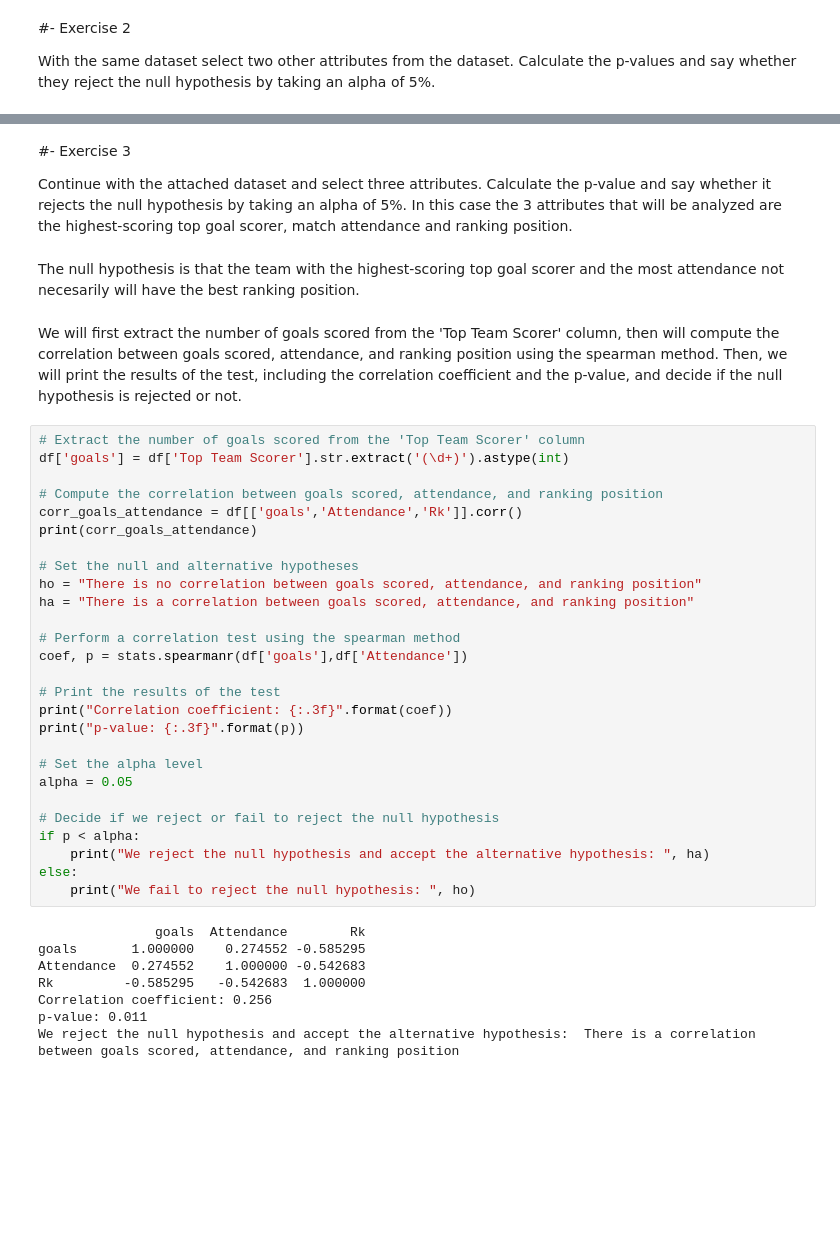
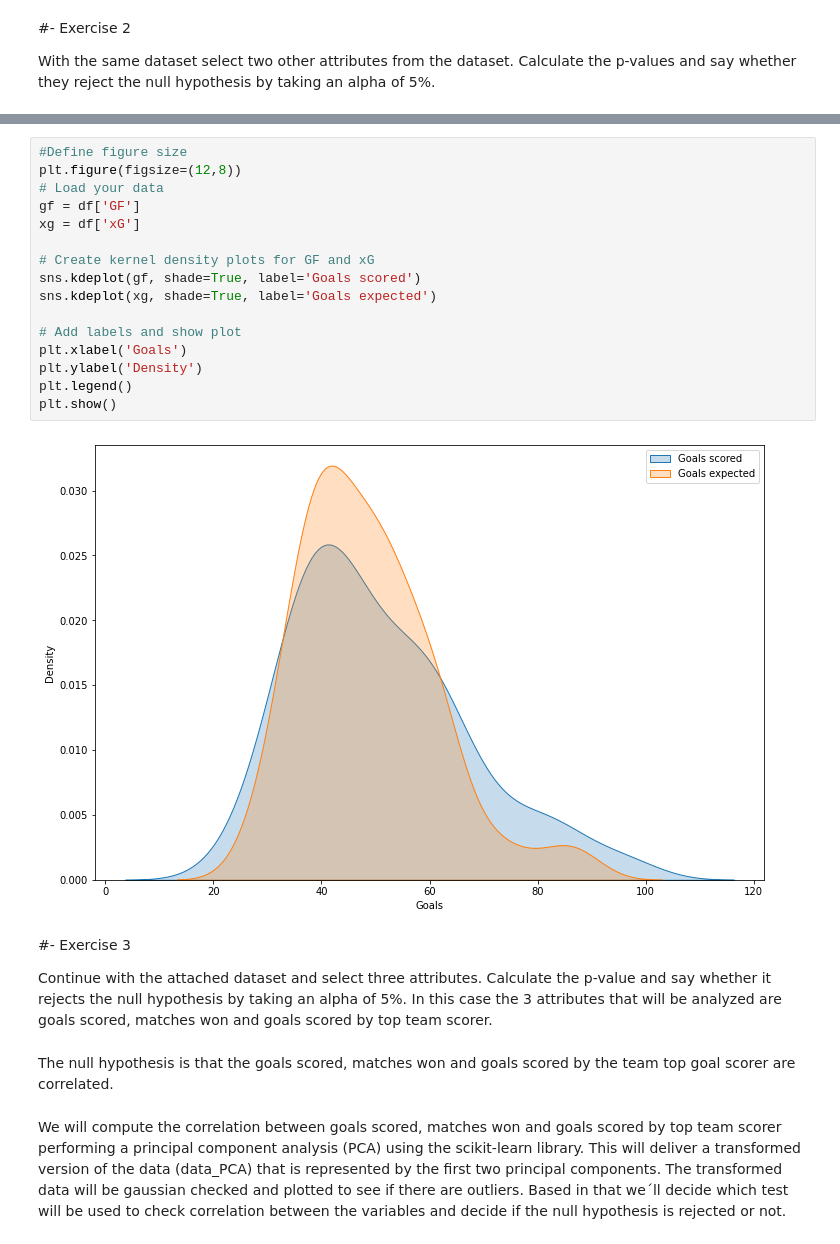
Before and after one commit to ddenebb/hipotesis_testing, a Jupyter notebook: Tasca_M5_T01.ipynb, the cells around one changed output, grey strips where cells are left out. Cells and saved outputs as stored; diff of their text form; blank space fills up the shorter version.

```diff
--- a/Tasca_M5_T01.ipynb
+++ b/Tasca_M5_T01.ipynb
@@ -191,45 +275,28 @@ plt.show()
+# %%
+#Define figure size
+plt.figure(figsize=(12,8))
+# Load your data
+gf = df['GF']
+xg = df['xG']
+
+# Create kernel density plots for GF and xG
+sns.kdeplot(gf, shade=True, label='Goals scored')
+sns.kdeplot(xg, shade=True, label='Goals expected')
+
+# Add labels and show plot
+plt.xlabel('Goals')
+plt.ylabel('Density')
+plt.legend()
+plt.show()
+# %% [output]
+[figure, added]
 # %% [markdown]
 #- Exercise 3
 
 Continue with the attached dataset and select three attributes. Calculate the p-value and say whether it rejects the null hypothesis by taking an alpha of 5%.
-In this case the 3 attributes that will be analyzed are the highest-scoring top goal scorer, match attendance and ranking position.
+In this case the 3 attributes that will be analyzed are goals scored, matches won and goals scored by top team scorer.
-# %% [markdown]
-The null hypothesis is that the team with the highest-scoring top goal scorer and the most attendance not necesarily will have the best ranking position.
-# %% [markdown]
-We will first extract the number of goals scored from the 'Top Team Scorer' column, then will compute the correlation between goals scored, attendance, and ranking position using the spearman method. Then, we will print the results of the test, including the correlation coefficient and the p-value, and decide if the null hypothesis is rejected or not.
-# %%
-# Extract the number of goals scored from the 'Top Team Scorer' column
-df['goals'] = df['Top Team Scorer'].str.extract('(\d+)').astype(int)
-
-# Compute the correlation between goals scored, attendance, and ranking position
-corr_goals_attendance = df[['goals','Attendance','Rk']].corr()
-print(corr_goals_attendance)
-
-# Set the null and alternative hypotheses
-ho = "There is no correlation between goals scored, attendance, and ranking position"
-ha = "There is a correlation between goals scored, attendance, and ranking position"
-
-# Perform a correlation test using the spearman method
-coef, p = stats.spearmanr(df['goals'],df['Attendance'])
-
-# Print the results of the test
-print("Correlation coefficient: {:.3f}".format(coef))
-print("p-value: {:.3f}".format(p))
-
-# Set the alpha level
-alpha = 0.05
-
-# Decide if we reject or fail to reject the null hypothesis
-if p < alpha:
-    print("We reject the null hypothesis and accept the alternative hypothesis: ", ha)
-else:
-    print("We fail to reject the null hypothesis: ", ho)
-# %% [output]
-               goals  Attendance        Rk
-goals       1.000000    0.274552 -0.585295
-Attendance  0.274552    1.000000 -0.542683
-Rk         -0.585295   -0.542683  1.000000
-Correlation coefficient: 0.256
-p-value: 0.011
-We reject the null hypothesis and accept the alternative hypothesis:  There is a correlation between goals scored, attendance, and ranking position
+# %% [markdown]
+The null hypothesis is that the goals scored, matches won and goals scored by  the team top goal scorer are correlated.
+# %% [markdown]
+We will compute the correlation between goals scored, matches won and goals scored by top team scorer performing a principal component analysis (PCA) using the scikit-learn library. This will deliver a transformed version of the data (data_PCA) that is represented by the first two principal components. The transformed data will be gaussian checked and plotted to see if there are outliers. Based in that we´ll decide which test will be used to check correlation between the variables and decide if the null hypothesis is rejected or not.
 # %% [markdown]
```
Also changed, not shown: parts of 28 cells of this notebook.
